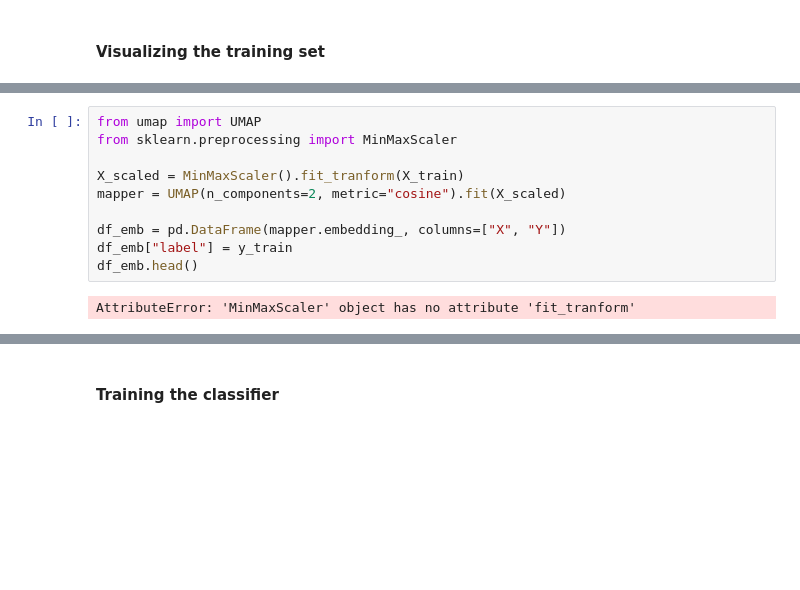
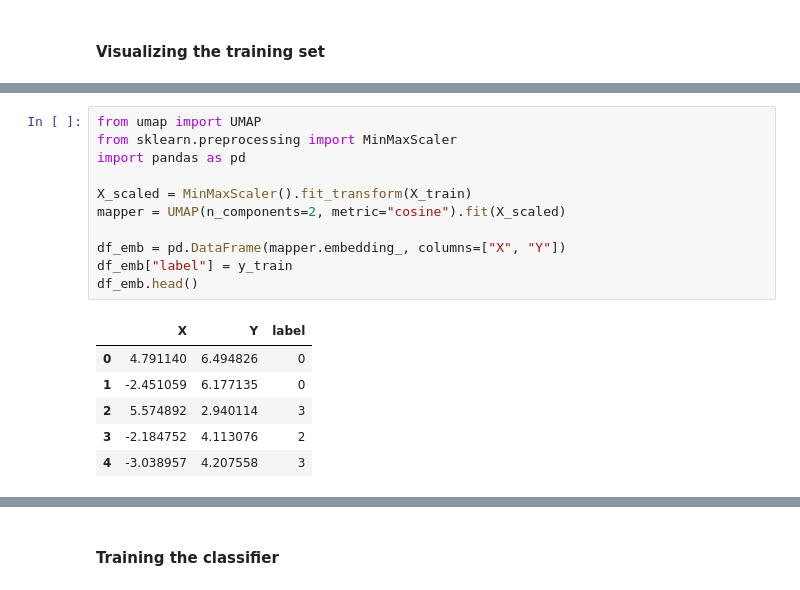
Before and after one commit to venkateshtata/quicknets, a Jupyter notebook: experiments/notebooks/TextClassification.ipynb, the cells around one changed output, grey strips where cells are left out. Drawn from its saved outputs; the diff is of its cells as text; blank space fills up the shorter version.

```diff
--- a/experiments/notebooks/TextClassification.ipynb
+++ b/experiments/notebooks/TextClassification.ipynb
@@ -210,13 +229,19 @@ Successfully installed pynndescent-0.5.11 umap-learn-0.5.5
 # %%
 from umap import UMAP
 from sklearn.preprocessing import MinMaxScaler
+import pandas as pd
 
-X_scaled = MinMaxScaler().fit_tranform(X_train)
+X_scaled = MinMaxScaler().fit_transform(X_train)
 mapper = UMAP(n_components=2, metric="cosine").fit(X_scaled)
 
 df_emb = pd.DataFrame(mapper.embedding_, columns=["X", "Y"])
 df_emb["label"] = y_train
 df_emb.head()
 # %% [output]
-AttributeError: 'MinMaxScaler' object has no attribute 'fit_tranform'
+|  | X | Y | label |
+| 0 | 4.791140 | 6.494826 | 0 |
+| 1 | -2.451059 | 6.177135 | 0 |
+| 2 | 5.574892 | 2.940114 | 3 |
+| 3 | -2.184752 | 4.113076 | 2 |
+| 4 | -3.038957 | 4.207558 | 3 |
 # %%
```
Also changed, not shown: parts of 12 cells of this notebook.
